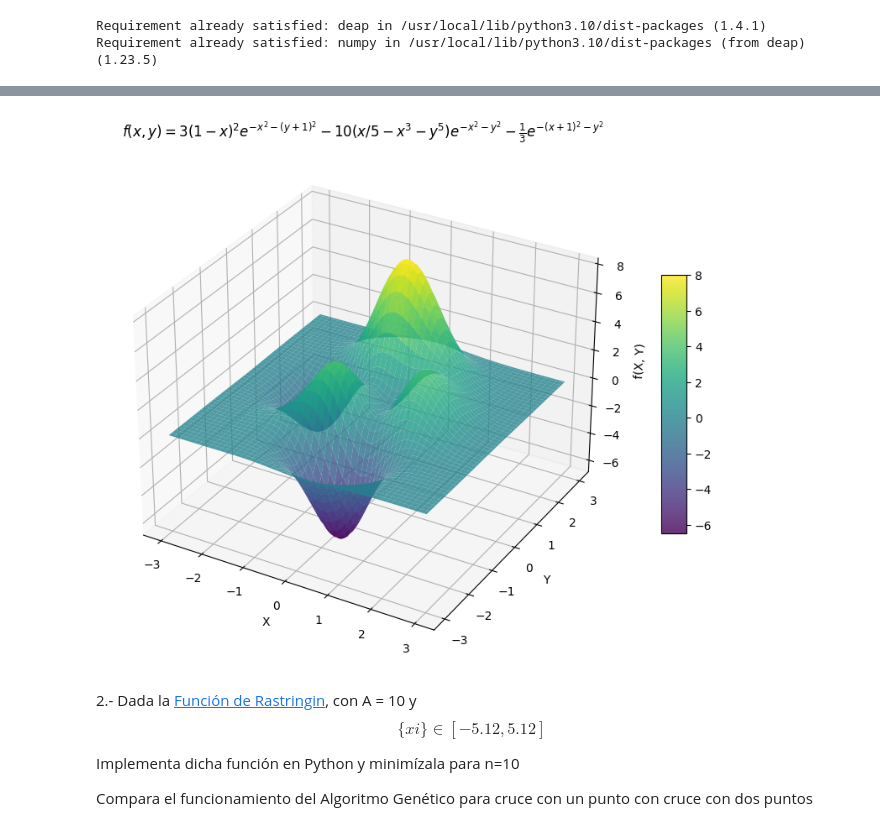
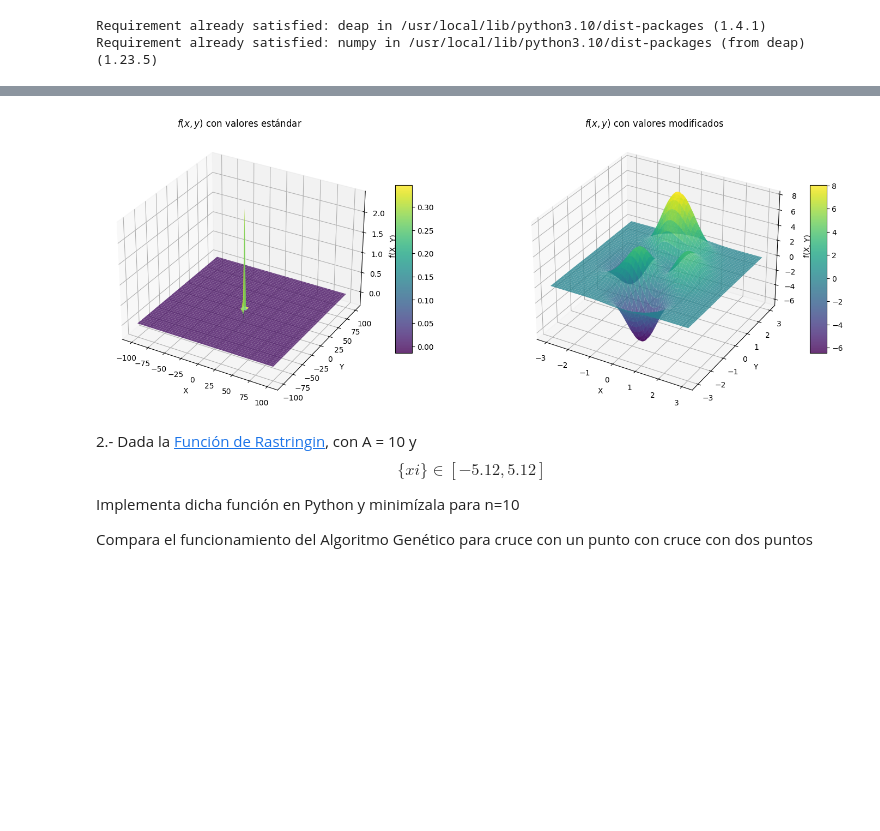
Before and after one commit to Alf-caput/P4_AlgoritmoGenetico, a Jupyter notebook: P4_AlgGen.ipynb, the cells around one changed output, grey strips where cells are left out. Cells and saved outputs as stored; diff of their text form; code cells hidden in the pictures; blank space fills up the shorter version.

```diff
--- a/P4_AlgGen.ipynb
+++ b/P4_AlgGen.ipynb
@@ -97,38 +97,51 @@ gen     nevals  avg             std     min             max
 # %%
 import numpy as np
 import matplotlib.pyplot as plt
 from mpl_toolkits.mplot3d import Axes3D
 
 def f(x, y):
     return 3*(1-x)**2*np.exp(-x**2-(y+1)**2)-10*(x/5-x**3-y**5)*np.exp(-x**2-y**2)-1/3*np.exp(-(x+1)**2-y**2)
 
 # Generar valores para x y y
-x = np.linspace(-3, 3, 100)
-y = np.linspace(-3, 3, 100)
+x1 = np.linspace(-100, 100, 100)
+y1 = np.linspace(-100, 100, 100)
 
-X, Y = np.meshgrid(x, y)
-Z = f(X, Y)
+X1, Y1 = np.meshgrid(x1, y1)
+Z1 = f(X1, Y1)
 
-# Crear la figura 3D
-fig = plt.figure(figsize=(12, 8))
-ax = fig.add_subplot(111, projection='3d')
+# Generar valores para x y y con rangos modificados
+x2 = np.linspace(-3, 3, 100)
+y2 = np.linspace(-3, 3, 100)
 
-# Graficar la superficie 3D
-surf = ax.plot_surface(X, Y, Z, cmap='viridis', edgecolor='none', alpha=0.8)
+X2, Y2 = np.meshgrid(x2, y2)
+Z2 = f(X2, Y2)
 
-# Configurar etiquetas y título
-ax.set_xlabel('X')
-ax.set_ylabel('Y')
-ax.set_zlabel('f(X, Y)')
-title_text = r'$f(x, y) = 3(1-x)^2e^{-x^2-(y+1)^2} - 10(x/5 - x^3 - y^5)e^{-x^2-y^2} - \frac{1}{3}e^{-(x+1)^2-y^2}$'
-ax.set_title(title_text, fontsize=12)
-# Añadir barra de colores
-fig.colorbar(surf, ax=ax, shrink=0.5, aspect=10)
+# Crear la figura 3D con dos subgráficas
+fig = plt.figure(figsize=(18, 8))
 
+# Primera subgráfica
+ax1 = fig.add_subplot(121, projection='3d')
+surf1 = ax1.plot_surface(X1, Y1, Z1, cmap='viridis', edgecolor='none', alpha=0.8)
+ax1.set_xlabel('X')
+ax1.set_ylabel('Y')
+ax1.set_zlabel('f(X, Y)')
+title_text1 = r'$f(x, y)$ con valores estándar'
+ax1.set_title(title_text1, fontsize=12)
+fig.colorbar(surf1, ax=ax1, shrink=0.5, aspect=10)
+
+# Segunda subgráfica
+ax2 = fig.add_subplot(122, projection='3d')
+surf2 = ax2.plot_surface(X2, Y2, f(X2, Y2), cmap='viridis', edgecolor='none', alpha=0.8)
+ax2.set_xlabel('X')
+ax2.set_ylabel('Y')
+ax2.set_zlabel('f(X, Y)')
+title_text2 = r'$f(x, y)$ con valores modificados'
+ax2.set_title(title_text2, fontsize=12)
+fig.colorbar(surf2, ax=ax2, shrink=0.5, aspect=10)
 
 plt.show()
 # %% [output]
-[figure, old version]
+[figure, new version]
 # %% [markdown]
 2.- Dada la [Función de Rastringin](https://en.wikipedia.org/wiki/Rastrigin_function#:~:text=In%20mathematical%20optimization%2C%20the%20Rastrigin,has%20been%20generalized%20by%20Rudolph.), con A = 10 y  $$\{xi\} \in [-5.12,5.12]$$
 
```
